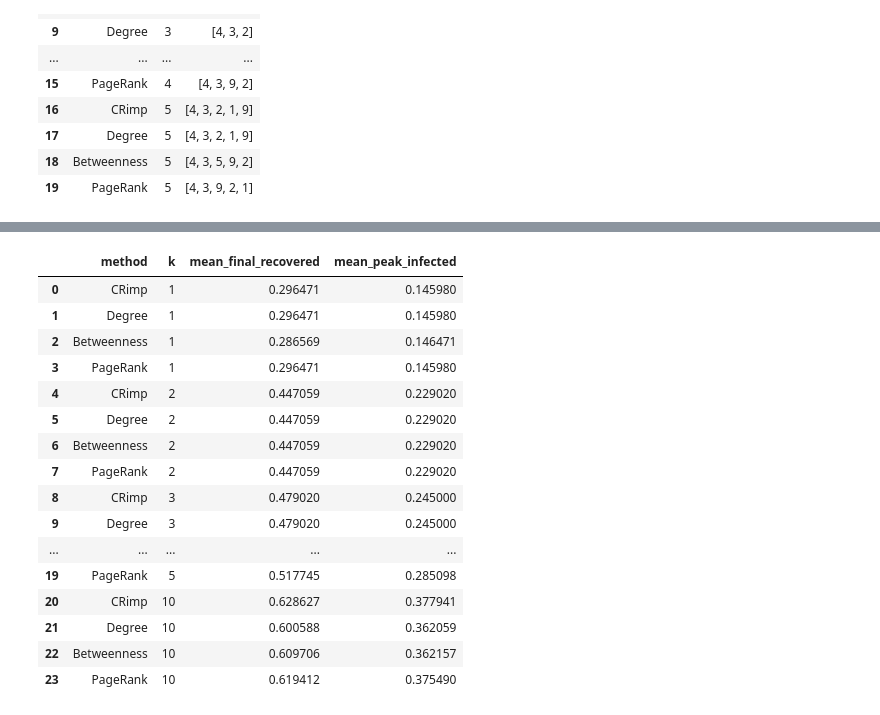
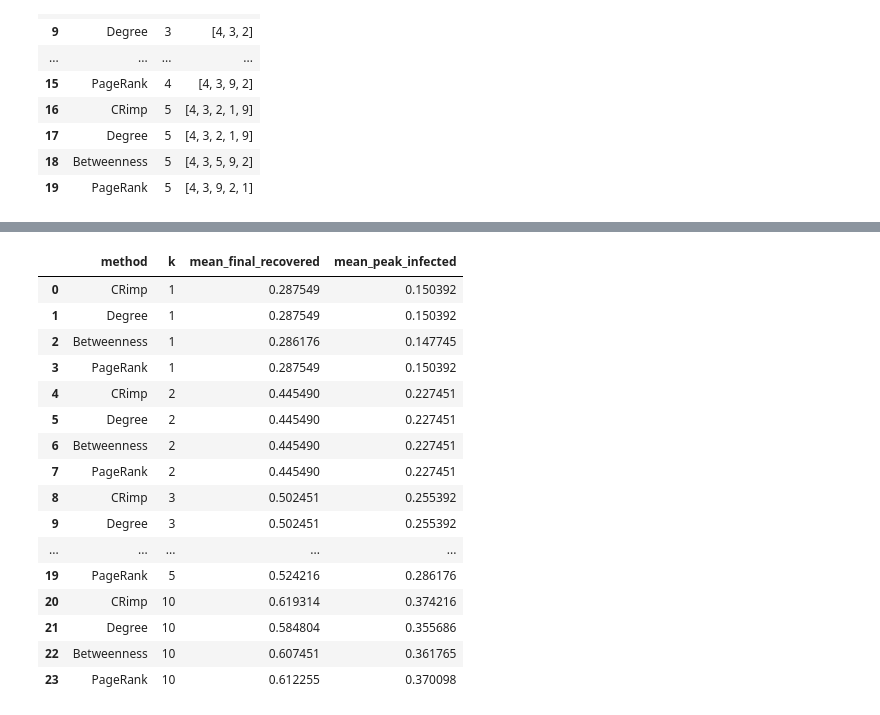
Before and after one commit to devbysina/crimp-project, a Jupyter notebook: notebooks/02_sir_experiments.ipynb, the cells around one changed output, grey strips where cells are left out. Saved outputs shown, nothing was run; the diff lists cells and outputs as text; code cells hidden in the pictures.

```diff
--- a/notebooks/02_sir_experiments.ipynb
+++ b/notebooks/02_sir_experiments.ipynb
@@ -143,20 +145,3 @@ df
 | 1 | Degree | 2 | 0.05 | 0.1 | 300 | [4, 3] | 0.416905 | 0.274524 |
 | 2 | Betweenness | 2 | 0.05 | 0.1 | 300 | [4, 3] | 0.416905 | 0.274524 |
 | 3 | PageRank | 2 | 0.05 | 0.1 | 300 | [4, 3] | 0.416905 | 0.274524 |
-# %%
-beta = 0.05
-gamma = 0.10
-runs = 300
-
-ks = [1, 2, 3, 4, 5]
-
-out = []
-for k in ks:
-    for name, fn in rankers.items():
-        scores = fn(G)
-        seeds = topk_from_scores(scores, k)
-        mean_final, mean_peak = simulate_sir(G, seeds, beta=beta, gamma=gamma, runs=runs, seed=100 + k)
-        out.append([name, k, mean_final, mean_peak])
-
-sir_df = pd.DataFrame(out, columns=["method", "k", "mean_final_recovered", "mean_peak_infected"])
-sir_df
@@ -181,3 +148,6 @@ sir_df
+# %%
+KS_FIG1 = [1, 2, 3, 4, 5]
+KS_KARATE = [1, 2, 3, 4, 5, 10]
 # %%
 def get_seeds_for_all_ks(G, rankers, ks):
     rows = []
@@ -208,3 +178,18 @@ seed_df
 | 17 | Degree | 5 | [4, 3, 2, 1, 9] |
 | 18 | Betweenness | 5 | [4, 3, 5, 9, 2] |
 | 19 | PageRank | 5 | [4, 3, 9, 2, 1] |
+# %%
+beta = 0.05
+gamma = 0.10
+runs = 300
+
+out = []
+for k in KS_FIG1:
+    for name, fn in rankers.items():
+        scores = fn(G)
+        seeds = topk_from_scores(scores, k)
+        mean_final, mean_peak = simulate_sir(G, seeds, beta=beta, gamma=gamma, runs=runs, seed=GLOBAL_SEED + k)
+        out.append([name, k, mean_final, mean_peak])
+
+sir_df = pd.DataFrame(out, columns=["method", "k", "mean_final_recovered", "mean_peak_infected"])
+sir_df
@@ -211,40 +214,38 @@ seed_df
 # %%
 G = nx.karate_club_graph()
 
 beta = 0.03
 gamma = 0.1
 runs = 300
 
-ks = [1, 2, 3, 4, 5, 10]  # or based on percentage later
-
 out = []
-for k in ks:
+for k in KS_KARATE:
     for name, fn in rankers.items():
         scores = fn(G)
         seeds = topk_from_scores(scores, k)
-        mean_final, mean_peak = simulate_sir(G, seeds, beta=beta, gamma=gamma, runs=runs, seed=100 + k)
+        mean_final, mean_peak = simulate_sir(G, seeds, beta=beta, gamma=gamma, runs=runs, seed=GLOBAL_SEED + k)
         out.append([name, k, mean_final, mean_peak])
 
 sir_df = pd.DataFrame(out, columns=["method", "k", "mean_final_recovered", "mean_peak_infected"])
 sir_df
 # %% [output]
 |  | method | k | mean_final_recovered | mean_peak_infected |
-| 0 | CRimp | 1 | 0.296471 | 0.145980 |
-| 1 | Degree | 1 | 0.296471 | 0.145980 |
-| 2 | Betweenness | 1 | 0.286569 | 0.146471 |
-| 3 | PageRank | 1 | 0.296471 | 0.145980 |
-| 4 | CRimp | 2 | 0.447059 | 0.229020 |
-| 5 | Degree | 2 | 0.447059 | 0.229020 |
-| 6 | Betweenness | 2 | 0.447059 | 0.229020 |
-| 7 | PageRank | 2 | 0.447059 | 0.229020 |
-| 8 | CRimp | 3 | 0.479020 | 0.245000 |
-| 9 | Degree | 3 | 0.479020 | 0.245000 |
+| 0 | CRimp | 1 | 0.287549 | 0.150392 |
+| 1 | Degree | 1 | 0.287549 | 0.150392 |
+| 2 | Betweenness | 1 | 0.286176 | 0.147745 |
+| 3 | PageRank | 1 | 0.287549 | 0.150392 |
+| 4 | CRimp | 2 | 0.445490 | 0.227451 |
+| 5 | Degree | 2 | 0.445490 | 0.227451 |
+| 6 | Betweenness | 2 | 0.445490 | 0.227451 |
+| 7 | PageRank | 2 | 0.445490 | 0.227451 |
+| 8 | CRimp | 3 | 0.502451 | 0.255392 |
+| 9 | Degree | 3 | 0.502451 | 0.255392 |
 | ... | ... | ... | ... | ... |
-| 19 | PageRank | 5 | 0.517745 | 0.285098 |
-| 20 | CRimp | 10 | 0.628627 | 0.377941 |
-| 21 | Degree | 10 | 0.600588 | 0.362059 |
-| 22 | Betweenness | 10 | 0.609706 | 0.362157 |
-| 23 | PageRank | 10 | 0.619412 | 0.375490 |
+| 19 | PageRank | 5 | 0.524216 | 0.286176 |
+| 20 | CRimp | 10 | 0.619314 | 0.374216 |
+| 21 | Degree | 10 | 0.584804 | 0.355686 |
+| 22 | Betweenness | 10 | 0.607451 | 0.361765 |
+| 23 | PageRank | 10 | 0.612255 | 0.370098 |
 # %%
 for method in sir_df["method"].unique():
     tmp = sir_df[sir_df["method"] == method].sort_values("k")
```
Also changed, not shown: parts of 6 cells of this notebook.
